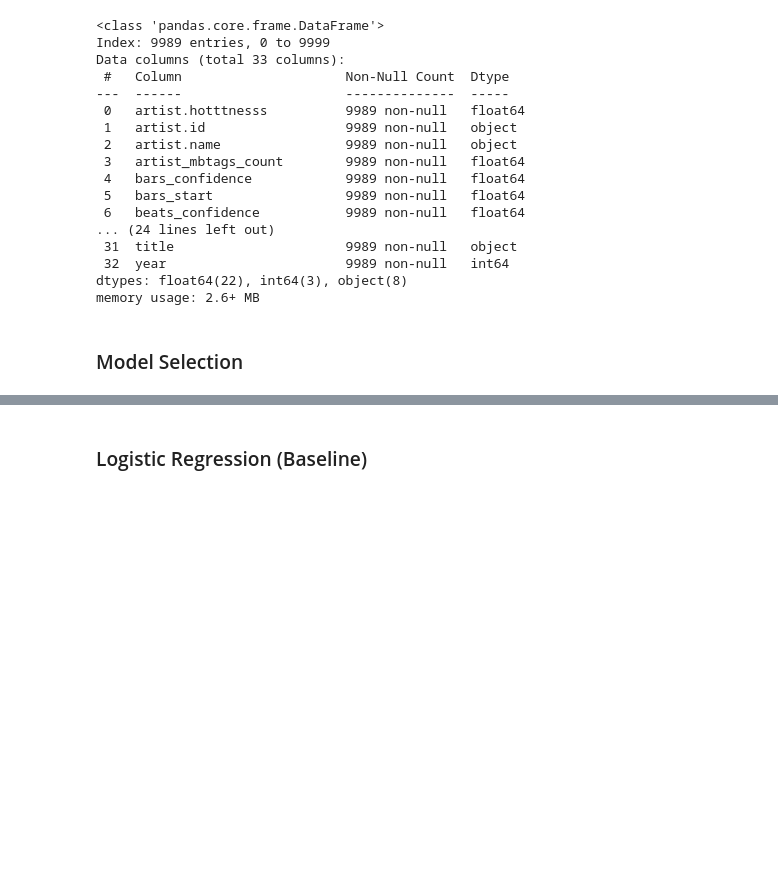
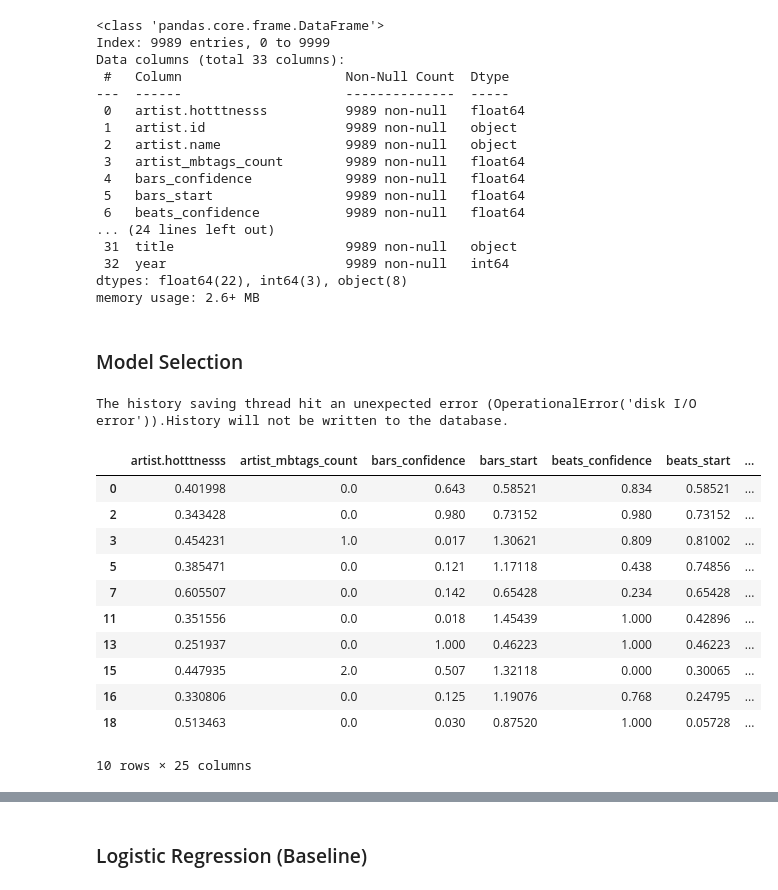
Before and after one commit to Dknx8888/genre-classification-404, a Jupyter notebook: final_project.ipynb, the cells around one changed output, grey strips where cells are left out. Drawn from its saved outputs; the diff is of its cells as text; code cells hidden in the pictures; blank space fills up the shorter version.

```diff
--- a/final_project.ipynb
+++ b/final_project.ipynb
@@ -126,3 +116,23 @@ memory usage: 2.6+ MB
 drop_cols = ['artist.id', 'artist.name', 'location', 'release.id', 'release.name',
              'similar', 'song.id', 'title']
 music_numeric = music.drop(columns=drop_cols)
+
+# Save music_numeric to a csv file
+music_numeric.to_csv("music_numeric.csv", index=False)
+# %% [output]
+The history saving thread hit an unexpected error (OperationalError('disk I/O error')).History will not be written to the database.
+# %%
+music_numeric[:10]
+# %% [output]
+|  | artist.hotttnesss | artist_mbtags_count | bars_confidence | bars_start | beats_confidence | beats_start | ... |
+| 0 | 0.401998 | 0.0 | 0.643 | 0.58521 | 0.834 | 0.58521 | ... |
+| 2 | 0.343428 | 0.0 | 0.980 | 0.73152 | 0.980 | 0.73152 | ... |
+| 3 | 0.454231 | 1.0 | 0.017 | 1.30621 | 0.809 | 0.81002 | ... |
+| 5 | 0.385471 | 0.0 | 0.121 | 1.17118 | 0.438 | 0.74856 | ... |
+| 7 | 0.605507 | 0.0 | 0.142 | 0.65428 | 0.234 | 0.65428 | ... |
+| 11 | 0.351556 | 0.0 | 0.018 | 1.45439 | 1.000 | 0.42896 | ... |
+| 13 | 0.251937 | 0.0 | 1.000 | 0.46223 | 1.000 | 0.46223 | ... |
+| 15 | 0.447935 | 2.0 | 0.507 | 1.32118 | 0.000 | 0.30065 | ... |
+| 16 | 0.330806 | 0.0 | 0.125 | 1.19076 | 0.768 | 0.24795 | ... |
+| 18 | 0.513463 | 0.0 | 0.030 | 0.87520 | 1.000 | 0.05728 | ... |
+10 rows × 25 columns
```
Also changed, not shown: parts of 12 cells of this notebook, 2 other files.
